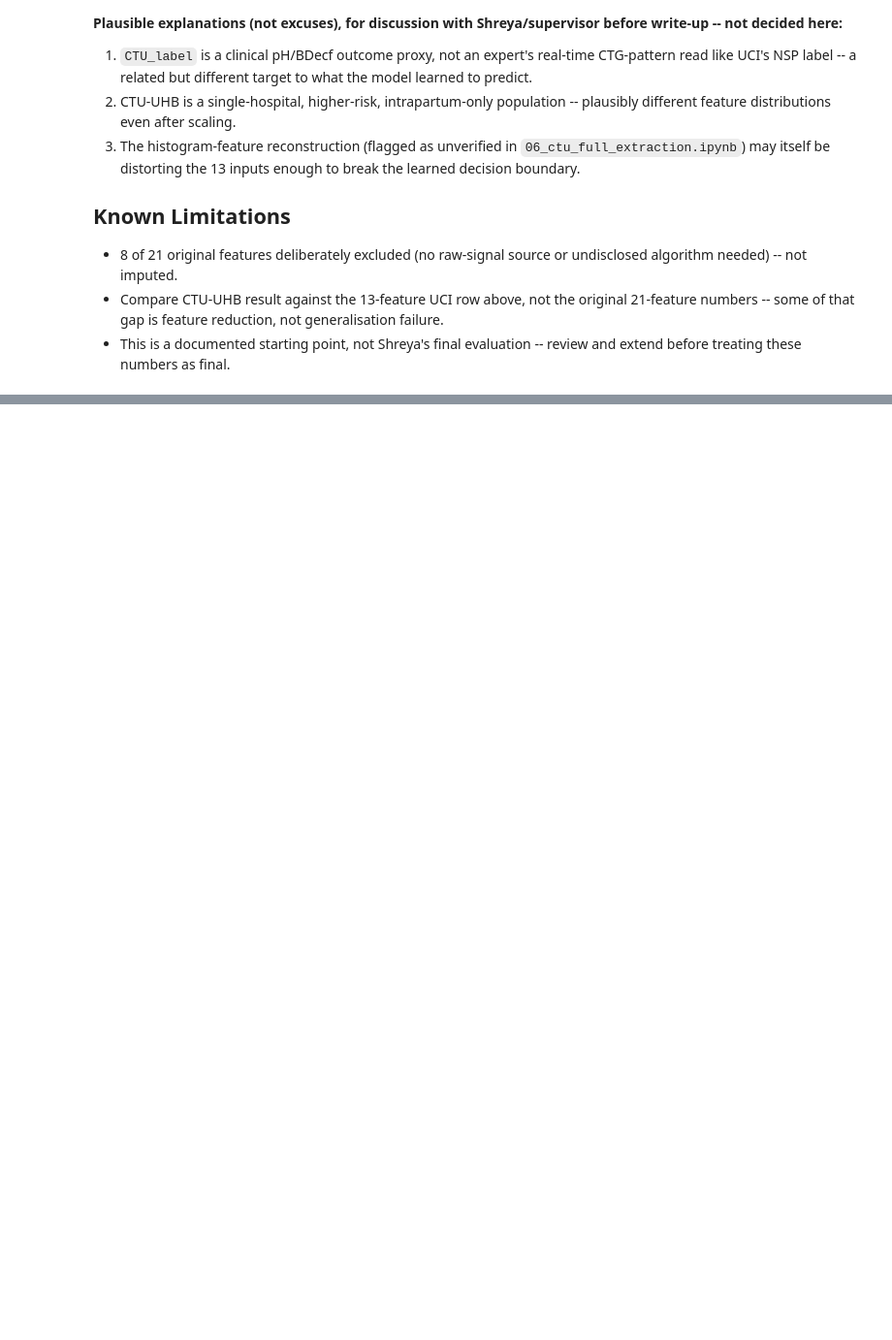
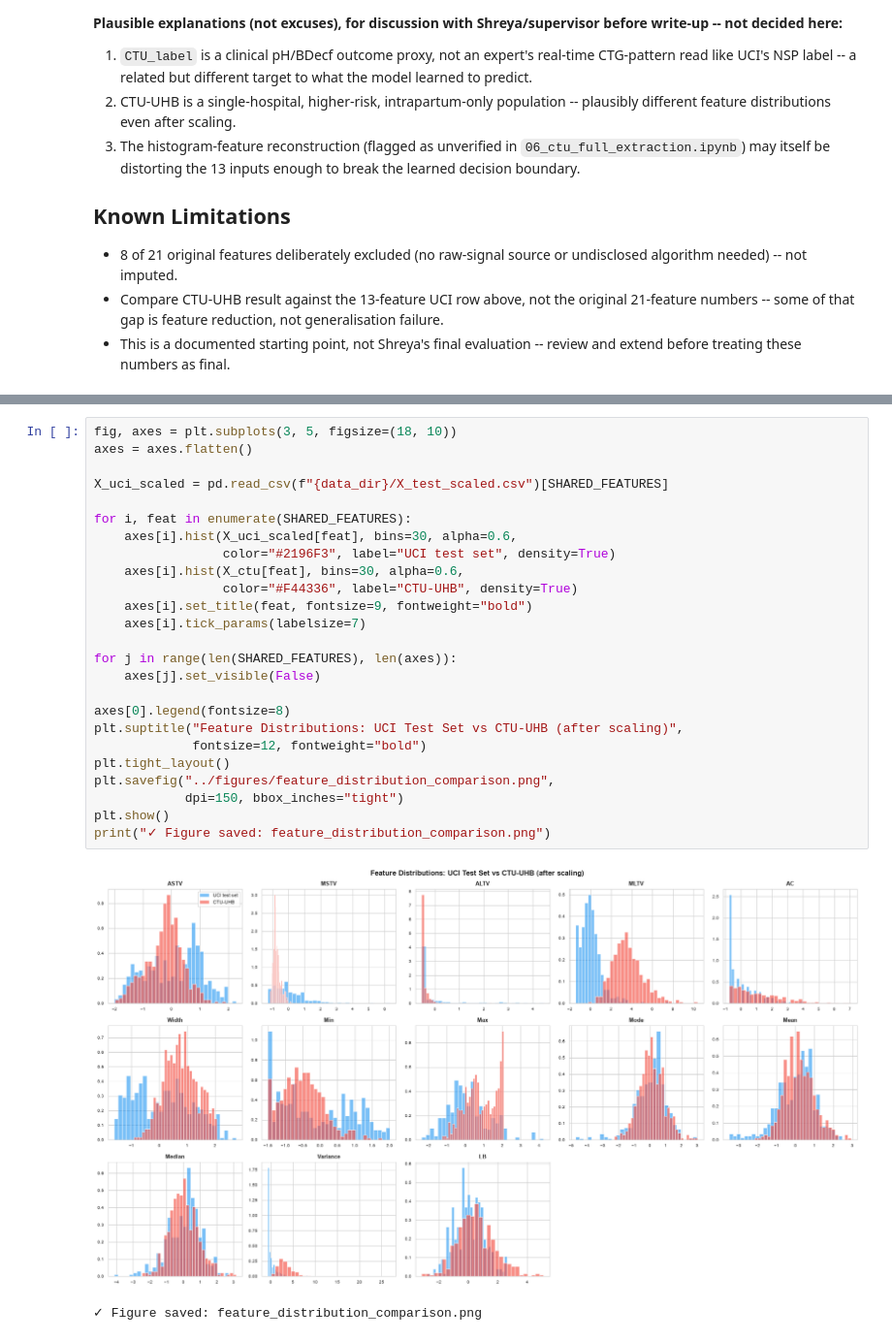
Before and after one commit to nikitakotadia/fetal-health-classification-group16, a Jupyter notebook: notebooks/07_ctu_external_validation.ipynb, the cells around one changed output, grey strips where cells are left out. Shown at 97% size. Saved outputs shown, nothing was run; the diff lists cells and outputs as text; blank space fills up the shorter version.

```diff
--- a/notebooks/07_ctu_external_validation.ipynb
+++ b/notebooks/07_ctu_external_validation.ipynb
@@ -222,0 +301,28 @@ before write-up -- not decided here:**
+# %%
+fig, axes = plt.subplots(3, 5, figsize=(18, 10))
+axes = axes.flatten()
+
+X_uci_scaled = pd.read_csv(f"{data_dir}/X_test_scaled.csv")[SHARED_FEATURES]
+
+for i, feat in enumerate(SHARED_FEATURES):
+    axes[i].hist(X_uci_scaled[feat], bins=30, alpha=0.6,
+                 color="#2196F3", label="UCI test set", density=True)
+    axes[i].hist(X_ctu[feat], bins=30, alpha=0.6,
+                 color="#F44336", label="CTU-UHB", density=True)
+    axes[i].set_title(feat, fontsize=9, fontweight="bold")
+    axes[i].tick_params(labelsize=7)
+
+for j in range(len(SHARED_FEATURES), len(axes)):
+    axes[j].set_visible(False)
+
+axes[0].legend(fontsize=8)
+plt.suptitle("Feature Distributions: UCI Test Set vs CTU-UHB (after scaling)",
+             fontsize=12, fontweight="bold")
+plt.tight_layout()
+plt.savefig("../figures/feature_distribution_comparison.png",
+            dpi=150, bbox_inches="tight")
+plt.show()
+print("✓ Figure saved: feature_distribution_comparison.png")
+# %% [output]
+[figure, added]
+✓ Figure saved: feature_distribution_comparison.png
```
Also changed, not shown: parts of 7 cells of this notebook, 3 other files.
